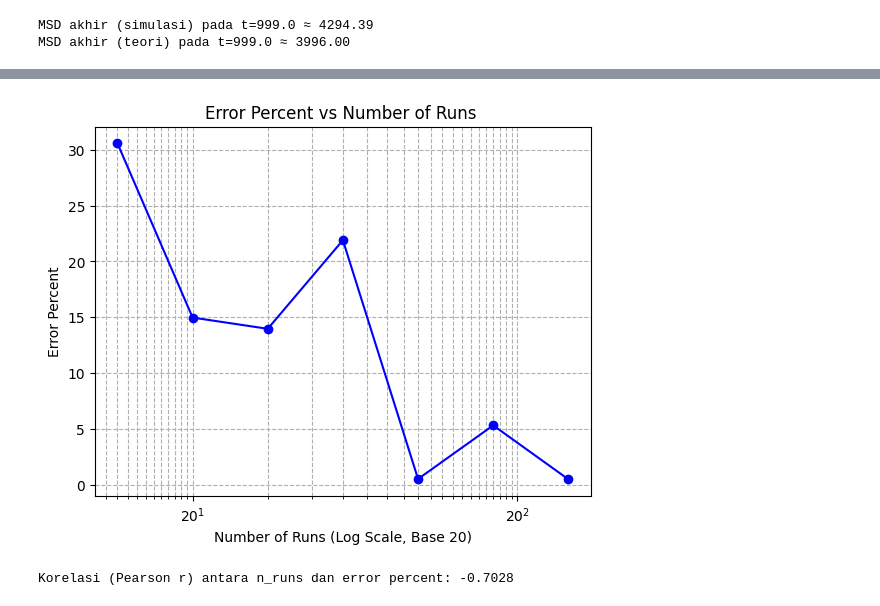
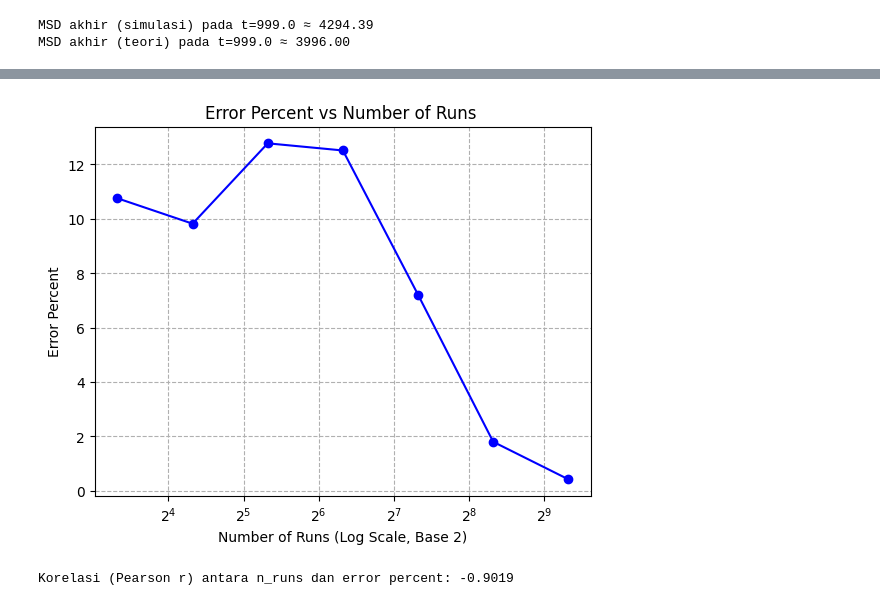
Before and after one commit to ARoyyanF/RBL-SPSF, a Jupyter notebook: current/brownian.ipynb, the cells around one changed output, grey strips where cells are left out. Cells and saved outputs as stored; diff of their text form; code cells hidden in the pictures.

```diff
--- a/current/brownian.ipynb
+++ b/current/brownian.ipynb
@@ -87,7 +87,7 @@ sigma = np.sqrt(2 * D * dt)
 
 print("Memulai Simulasi Gerak Brownian dengan Variasi n_steps")
 print("-" * 60)
-error_percents = []  # Untuk menyimpan persentase kesalahan
+error_percents_nstep = []  # Untuk menyimpan persentase kesalahan
 # --- Loop untuk setiap variasi n_steps ---
 for n_steps in n_steps_variations:
     print(f"\n>>> Memproses untuk n_steps = {n_steps:,.0f}")
@@ -134,7 +134,7 @@ for n_steps in n_steps_variations:
     error_percent = (abs(avg_msd_simulation - msd_theoretical) / msd_theoretical) * 100
     print(f"Selisih Persentase        : {error_percent:.4f}%")
     print("-" * 60)
-    error_percents.append(error_percent)
+    error_percents_nstep.append(error_percent)
 
 
 print("\nSimulasi Selesai.")
@@ -183,7 +183,7 @@ sigma = np.sqrt(2 * D * dt)
 
 print("Memulai Simulasi Gerak Brownian dengan Variasi n_steps")
 print("-" * 60)
-error_percents = []
+error_percents_nvariation = []
 # --- Loop untuk setiap variasi n_steps ---
 for n_run in n_runs_variations:
     print(f"\n>>> Memproses untuk n_run = {n_run:,.0f}")
@@ -230,7 +230,7 @@ for n_run in n_runs_variations:
     error_percent = (abs(avg_msd_simulation - msd_theoretical) / msd_theoretical) * 100
     print(f"Selisih Persentase        : {error_percent:.4f}%")
     print("-" * 60)
-    error_percents.append(error_percent)
+    error_percents_nvariation.append(error_percent)
 
 
 print("\nSimulasi Selesai.")
@@ -254,17 +254,17 @@ Selisih Persentase        : 0.4664%
 Simulasi Selesai.
 # %%
 
-plt.plot(n_runs_variations, error_percents, 'bo-')
+plt.plot(n_runs_variations, error_percents_nvariation, 'bo-')
 # plt.xscale('log', base=2)
-plt.xscale('log', base=20)
-plt.xlabel('Number of Runs (Log Scale, Base 20)')
+plt.xscale('log', base=2)
+plt.xlabel('Number of Runs (Log Scale, Base 2)')
 plt.ylabel('Error Percent')
 plt.title('Error Percent vs Number of Runs ')
 plt.grid(True, which="both", ls="--")
 plt.show()
 
-correlation = np.corrcoef(n_runs_variations, error_percents)[0, 1]
+correlation = np.corrcoef(n_runs_variations, error_percents_nvariation)[0, 1]
 print(f"\nKorelasi (Pearson r) antara n_runs dan error percent: {correlation:.4f}")
 # %% [output]
-[figure, old version]
+[figure, new version]
-Korelasi (Pearson r) antara n_runs dan error percent: -0.7028
+Korelasi (Pearson r) antara n_runs dan error percent: -0.9019
```
Also changed, not shown: parts of 3 cells of this notebook.
